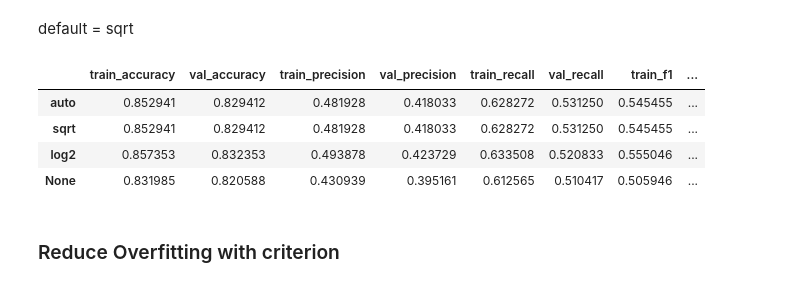
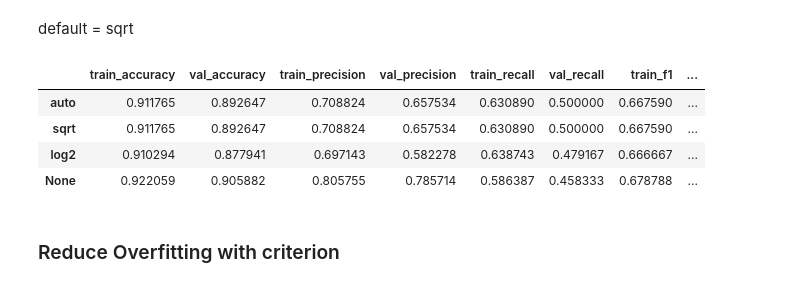
Before and after one commit to chuannarongvat/internship_c_dataset_1, a Jupyter notebook: notebooks/2.5_random-forest.ipynb, the cells around one changed output. Drawn from its saved outputs; the diff is of its cells as text; code cells hidden in the pictures.

```diff
--- a/notebooks/2.5_random-forest.ipynb
+++ b/notebooks/2.5_random-forest.ipynb
@@ -921,7 +912,7 @@ val_f1 = []
 val_roc_auc = []
 
 for i in min_samples_split:
-    rf = RandomForestClassifier(random_state=8, class_weight='balanced', n_estimators=400, max_depth=5, min_samples_split=i).fit(X_train, y_train)
+    rf = RandomForestClassifier(random_state=8, class_weight='balanced', n_estimators=500, max_depth=5, min_samples_split=i).fit(X_train, y_train)
     y_train_preds = rf.predict(X_train)
     y_val_preds = rf.predict(X_val)
 
@@ -977,5 +968,5 @@ plot_performance(min_samples_split, 'Min Samples Split')
 # %%
-rf_min_samples_split = RandomForestClassifier(random_state=8, class_weight='balanced', n_estimators=400, max_depth=5, min_samples_split=100)
+rf_min_samples_split = RandomForestClassifier(random_state=8, class_weight='balanced', n_estimators=500, max_depth=5, min_samples_split=10)
 rf_min_samples_split.fit(X_train, y_train)
 # %% [output]
 RandomForestClassifier(class_weight='balanced', max_depth=5,
@@ -1011,7 +1002,7 @@ val_f1 = []
 val_roc_auc = []
 
 for i in min_samples_leaf:
-    rf = RandomForestClassifier(random_state=8, class_weight='balanced', n_estimators=400, max_depth=5, min_samples_split=100, min_samples_leaf=i).fit(X_train, y_train)
+    rf = RandomForestClassifier(random_state=8, class_weight='balanced', n_estimators=500, max_depth=5, min_samples_split=10, min_samples_leaf=i).fit(X_train, y_train)
     y_train_preds = rf.predict(X_train)
     y_val_preds = rf.predict(X_val)
 
@@ -1063,4 +1054,4 @@ plot_performance(min_samples_leaf, 'Min Samples Leaf')
 # %%
-rf_min_samples_leaf = RandomForestClassifier(random_state=8, class_weight='balanced', n_estimators=400, max_depth=5, min_samples_split=100, min_samples_leaf=50)
+rf_min_samples_leaf = RandomForestClassifier(random_state=8, class_weight='balanced', n_estimators=500, max_depth=5, min_samples_split=10, min_samples_leaf=2)
 rf_min_samples_leaf.fit(X_train, y_train)
 # %% [output]
@@ -1098,43 +1088,43 @@ val_f1 = []
 val_roc_auc = []
 
 for i in max_features:
-    rf = RandomForestClassifier(random_state=8, class_weight='balanced', n_estimators=400, max_depth=5, min_samples_split=100, min_samples_leaf=50, max_features=i).fit(X_train, y_train)
+    rf = RandomForestClassifier(random_state=8, class_weight='balanced', n_estimators=500, max_depth=5, min_samples_split=10, min_samples_leaf=2, max_features=i).fit(X_train, y_train)
     y_train_preds = rf.predict(X_train)
     y_val_preds = rf.predict(X_val)
 
     y_train_probs = rf.predict_proba(X_train)[:, 1]
     y_val_probs = rf.predict_proba(X_val)[:, 1]
 
     train_accuracy.append(accuracy_score(y_train, y_train_preds))
     train_precision.append(precision_score(y_train, y_train_preds))
     train_recall.append(recall_score(y_train, y_train_preds))
     train_f1.append(f1_score(y_train, y_train_preds))
     train_roc_auc.append(roc_auc_score(y_train, y_train_probs))
 
     val_accuracy.append(accuracy_score(y_val, y_val_preds))
     val_precision.append(precision_score(y_val, y_val_preds))
     val_recall.append(recall_score(y_val, y_val_preds))
     val_f1.append(f1_score(y_val, y_val_preds))
     val_roc_auc.append(roc_auc_score(y_val, y_val_probs))
 
 tune_max_features = pd.DataFrame({'train_accuracy': train_accuracy,
                        'val_accuracy': val_accuracy,
                        'train_precision': train_precision,
                        'val_precision': val_precision,
                        'train_recall': train_recall,
                        'val_recall': val_recall,
                        'train_f1': train_f1,
                        'val_f1': val_f1,
                        'train_roc_auc': train_roc_auc,
                        'val_roc_auc': val_roc_auc}, index=max_features)
 
 tune_max_features
 # %% [output]
 |  | train_accuracy | val_accuracy | train_precision | val_precision | train_recall | val_recall | train_f1 | ... |
-| auto | 0.852941 | 0.829412 | 0.481928 | 0.418033 | 0.628272 | 0.531250 | 0.545455 | ... |
-| sqrt | 0.852941 | 0.829412 | 0.481928 | 0.418033 | 0.628272 | 0.531250 | 0.545455 | ... |
-| log2 | 0.857353 | 0.832353 | 0.493878 | 0.423729 | 0.633508 | 0.520833 | 0.555046 | ... |
-| None | 0.831985 | 0.820588 | 0.430939 | 0.395161 | 0.612565 | 0.510417 | 0.505946 | ... |
+| auto | 0.911765 | 0.892647 | 0.708824 | 0.657534 | 0.630890 | 0.500000 | 0.667590 | ... |
+| sqrt | 0.911765 | 0.892647 | 0.708824 | 0.657534 | 0.630890 | 0.500000 | 0.667590 | ... |
+| log2 | 0.910294 | 0.877941 | 0.697143 | 0.582278 | 0.638743 | 0.479167 | 0.666667 | ... |
+| None | 0.922059 | 0.905882 | 0.805755 | 0.785714 | 0.586387 | 0.458333 | 0.678788 | ... |
 # %% [markdown]
 ### Reduce Overfitting with criterion
 # %% [markdown]
```
Also changed, not shown: parts of 30 cells of this notebook, 19 other files.
